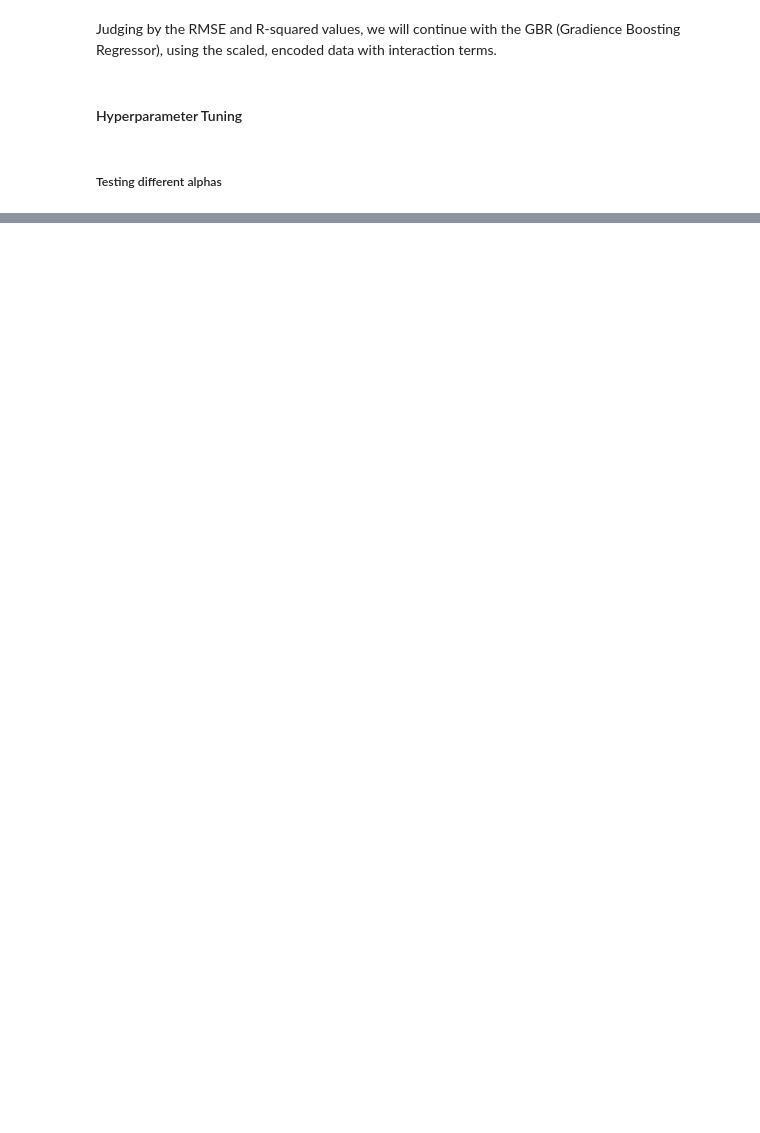
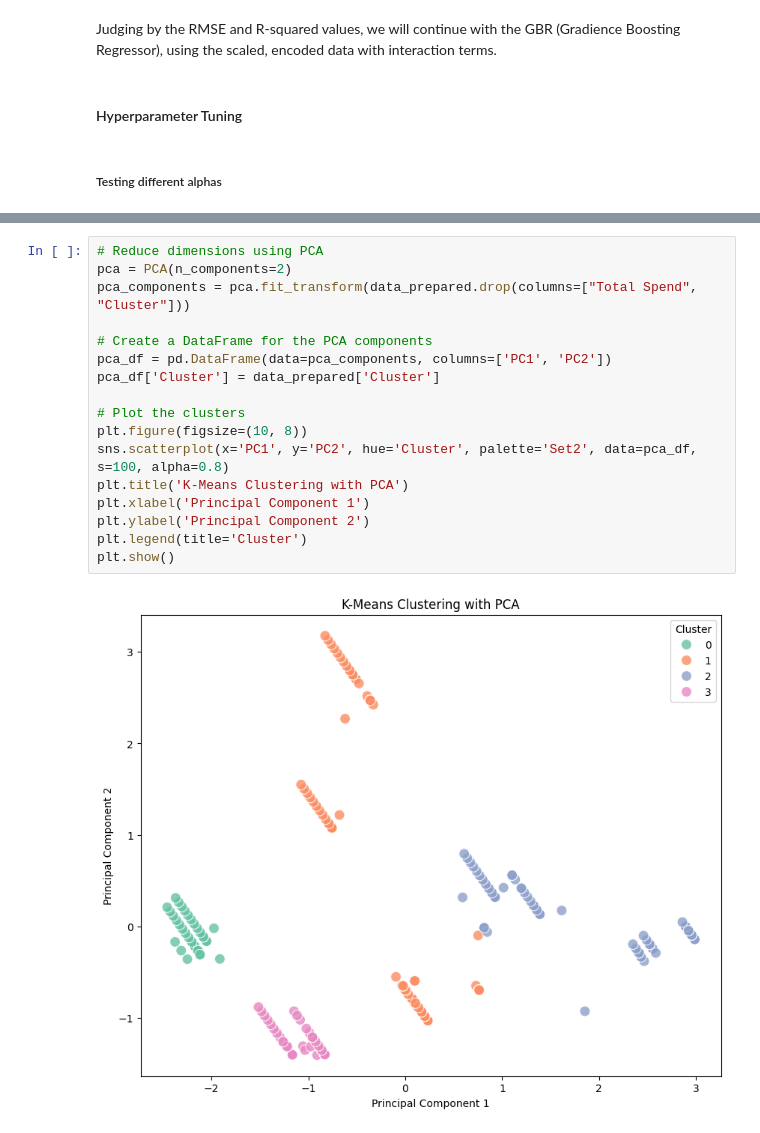
Before and after one commit to scottpitcher/ecommerce-marketing-analytics-optimization, a Jupyter notebook: clv_optimization_model.ipynb, the cells around one changed output, grey strips where cells are left out. Drawn from its saved outputs; the diff is of its cells as text; blank space fills up the shorter version.

```diff
--- a/clv_optimization_model.ipynb
+++ b/clv_optimization_model.ipynb
@@ -478,0 +342,19 @@ print(f'T-statistic: {t_stat:.2f}, P-value: {p_value:.4f}')
+# %%
+# Reduce dimensions using PCA
+pca = PCA(n_components=2)
+pca_components = pca.fit_transform(data_prepared.drop(columns=["Total Spend", "Cluster"]))
+
+# Create a DataFrame for the PCA components
+pca_df = pd.DataFrame(data=pca_components, columns=['PC1', 'PC2'])
+pca_df['Cluster'] = data_prepared['Cluster']
+
+# Plot the clusters
+plt.figure(figsize=(10, 8))
+sns.scatterplot(x='PC1', y='PC2', hue='Cluster', palette='Set2', data=pca_df, s=100, alpha=0.8)
+plt.title('K-Means Clustering with PCA')
+plt.xlabel('Principal Component 1')
+plt.ylabel('Principal Component 2')
+plt.legend(title='Cluster')
+plt.show()
+# %% [output]
+[figure, added]
```
Also changed, not shown: parts of 44 cells of this notebook.
